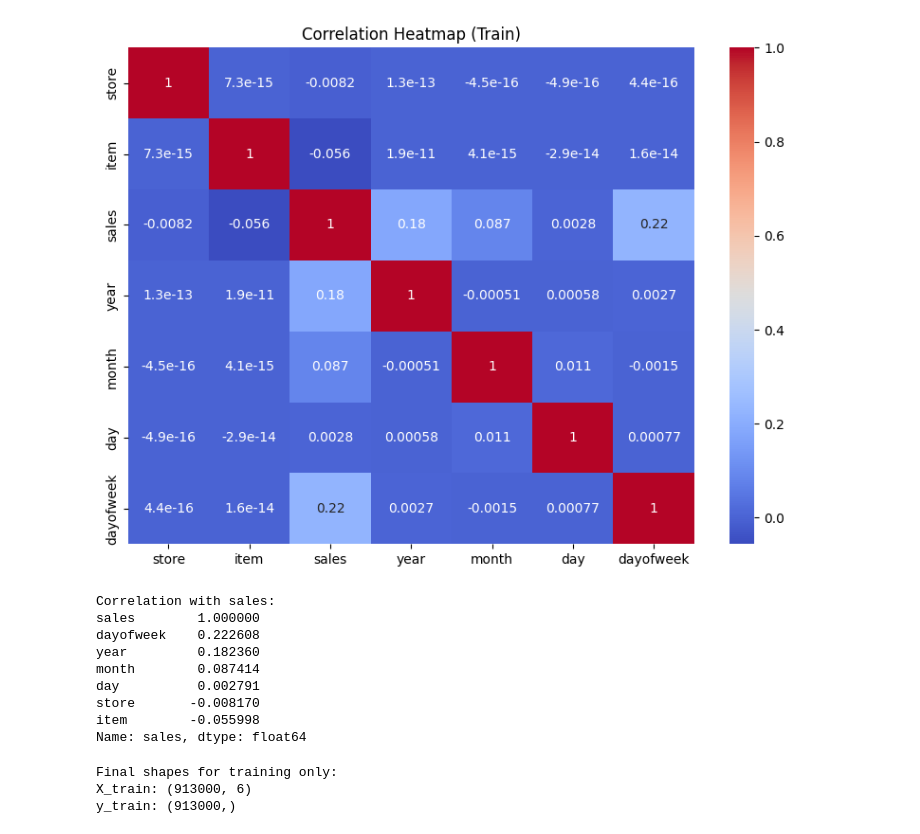
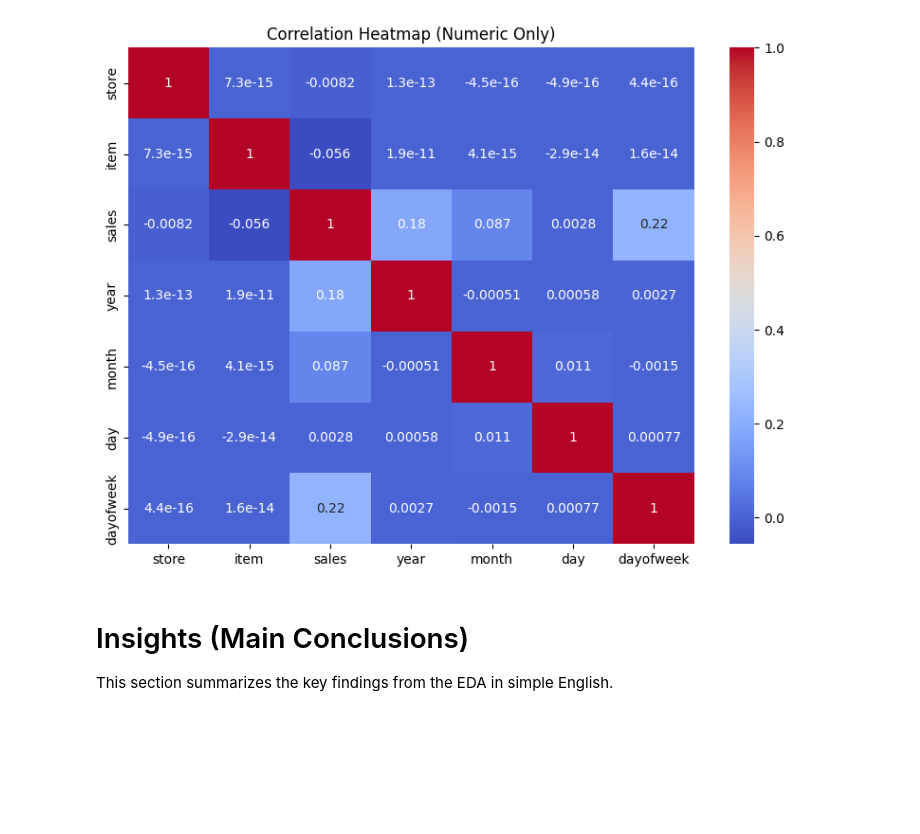
Before and after one commit to OrionLedger/Mushtari, a Jupyter notebook: notebooks/exploratory/train.ipynb, the cells around one changed output. Drawn from its saved outputs; the diff is of its cells as text; code cells hidden in the pictures; blank space fills up the shorter version.

```diff
--- a/notebooks/exploratory/train.ipynb
+++ b/notebooks/exploratory/train.ipynb
@@ -15,6 +24,11 @@ print(train.head())
 
 print("\nTrain dtypes:")
 print(train.dtypes)
+train.isnull().sum()
+train[["store", "item", "sales"]].describe()
+train.columns = train.columns.str.strip()
+train["date"] = pd.to_datetime(train["date"], errors="coerce")
+train["date"].dtype, train["date"].isna().sum()
 # %% [output]
 Train shape: (913000, 4)
 
@@ -35,7 +49,0 @@ dtype: object
-# %%
-train["date"] = pd.to_datetime(train["date"])
-print("\nTrain describe:")
-print(train.describe())
-
-print("\nMissing values in train:")
-print(train.isnull().sum())
@@ -90,9 +60,10 @@ plt.show()
 # %%
+train["date"] = pd.to_datetime(train["date"], errors="coerce")
+
 train["year"] = train["date"].dt.year
 train["month"] = train["date"].dt.month
 train["day"] = train["date"].dt.day
-train["dayofweek"] = train["date"].dt.dayofweek  # Monday=0
+train["dayofweek"] = train["date"].dt.dayofweek  # 0=Mon
 
-print("\nTrain with date features head:")
-print(train.head())
+train.head()
 # %% [output]
@@ -140,45 +167,15 @@ plt.show()
 # %%
-num_cols_train = ["store", "item", "sales", "year", "month", "day", "dayofweek"]
-corr = train[num_cols_train].corr()
+num_cols = ["store", "item", "sales", "year", "month", "day", "dayofweek"]
+corr = train[num_cols].corr()
 
 plt.figure(figsize=(8, 6))
 sns.heatmap(corr, annot=True, cmap="coolwarm")
-plt.title("Correlation Heatmap (Train)")
+plt.title("Correlation Heatmap (Numeric Only)")
 plt.tight_layout()
 plt.show()
-
-print("\nCorrelation with sales:")
-print(corr["sales"].sort_values(ascending=False))
 # %% [output]
-[figure, old version]
+[figure, new version]
-Correlation with sales:
-sales        1.000000
-dayofweek    0.222608
-year         0.182360
-month        0.087414
-day          0.002791
-store       -0.008170
-item        -0.055998
-Name: sales, dtype: float64
-# %%
-target_col = "sales"
-
-feature_cols = [
-    "store",
-    "item",
-    "year",
-    "month",
-    "day",
-    "dayofweek",
-]
-
-X_train = train[feature_cols].values
-y_train = train[target_col].values
-
-print("\nFinal shapes for training only:")
-print("X_train:", X_train.shape)
-print("y_train:", y_train.shape)
-# %% [output]
-Final shapes for training only:
-X_train: (913000, 6)
-y_train: (913000,)
+# %% [markdown]
+# Insights (Main Conclusions)
+
+This section summarizes the key findings from the EDA in simple English.
```
Also changed, not shown: parts of 16 cells of this notebook, 4 other files.
